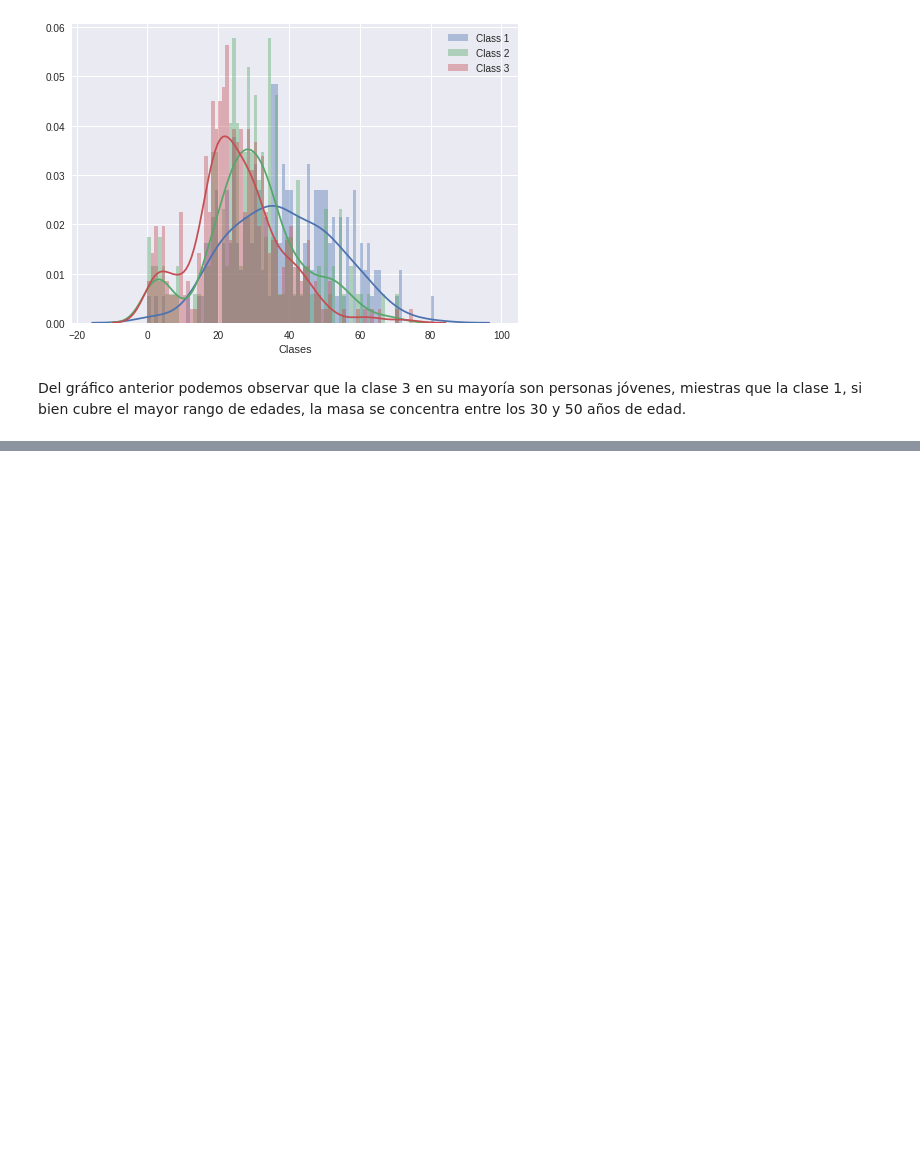
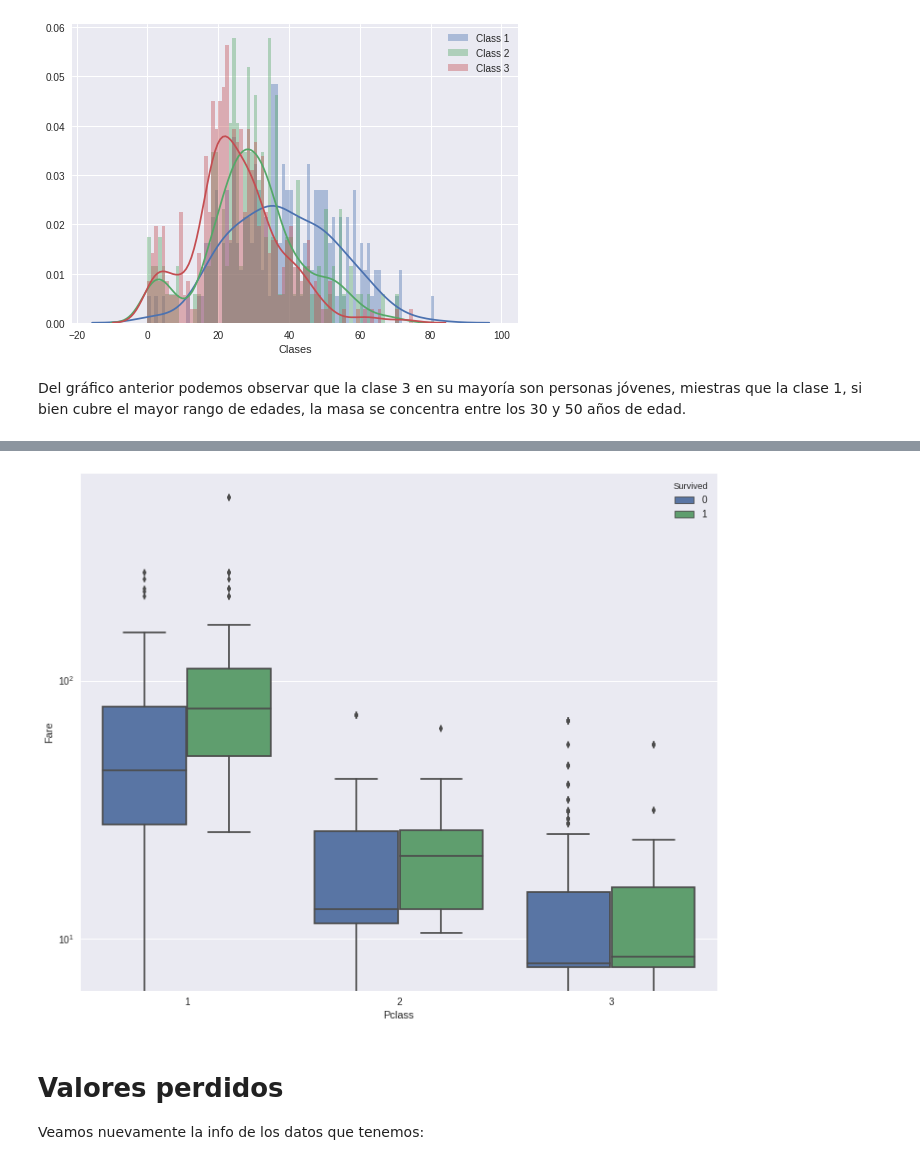
Before and after one commit to eamanu/Titanic, a Jupyter notebook: Titanic Challenge.ipynb, the cells around one changed output, grey strips where cells are left out. Cells and saved outputs as stored; diff of their text form; code cells hidden in the pictures; blank space fills up the shorter version.

```diff
--- a/Titanic Challenge.ipynb
+++ b/Titanic Challenge.ipynb
@@ -388,0 +436,10 @@ Del gráfico anterior podemos observar que la clase 3 en su mayoría son persona
+# %%
+plt.figure(figsize=(12,10))
+ax = sns.boxplot(x="Pclass", y="Fare", hue="Survived", data=train);
+ax.set_yscale('log')
+plt.show()
+# %% [output]
+[figure, added]
+# %% [markdown]
+# Valores perdidos
+Veamos nuevamente la info de los datos que tenemos:
```
Also changed, not shown: parts of 16 cells of this notebook, 1 other file.
